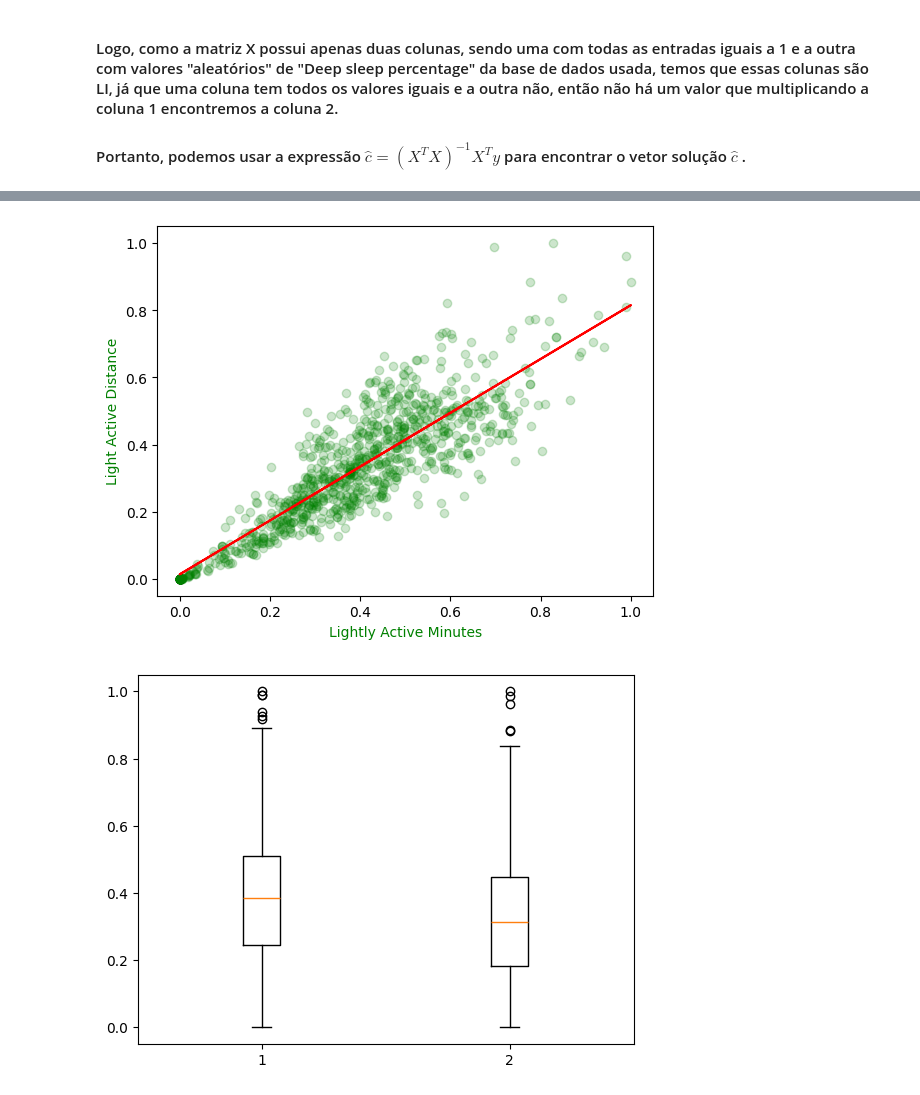
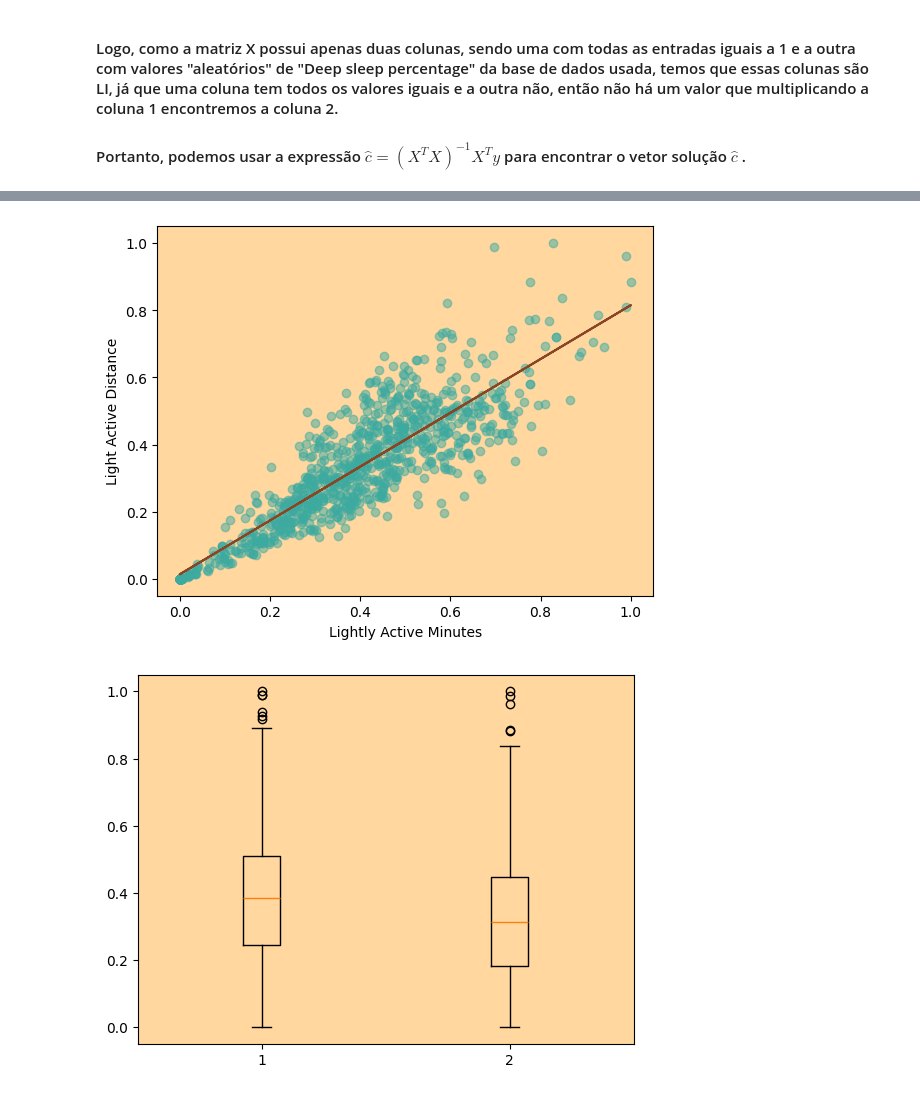
Before and after one commit to AnaJAPR/Aplicacao-de-Minimos-Quadrados, a Jupyter notebook: notebook_duda.ipynb, the cells around one changed output, grey strips where cells are left out. Saved outputs shown, nothing was run; the diff lists cells and outputs as text; code cells hidden in the pictures.

```diff
--- a/notebook_duda.ipynb
+++ b/notebook_duda.ipynb
@@ -141,23 +296,24 @@ print(f"4-R² Score: {r2_4:.4f}            MSE: {MSE_4}")
 # %%
 # Plotting 1
-plt.scatter(x1, y1, alpha=0.2, color="green")
-plt.plot(x1, l1_coeff + a1_coeff*x1, color="red") # line representing linear regression
-
-plt.xlabel("Lightly Active Minutes", color="green")
-plt.ylabel("Light Active Distance", color="green"); # we use ";" to avoid printing the output
+plt.scatter(x1, y1, alpha=0.5, color="#3CAA9F")
+plt.plot(x1, l1_coeff + a1_coeff*x1, color="#8A4525") # line representing linear regression
+plt.gca().set_facecolor("#FFD79F")
+plt.xlabel("Lightly Active Minutes", color="black")
+plt.ylabel("Light Active Distance", color="black"); # we use ";" to avoid printing the output
 
 
 # This line is to represent an specific point on the graph when necessary or important
 # plt.scatter(0, l_coeff + a_coeff*2.5, color='lightgreen', s = 20)
 # %% [output]
-[figure, old version]
+[figure, new version]
 # %%
 # code just to check the data's concentration at the beginning of the graph 1
 x1 = df["LightlyActiveMinutes"].values
 y1 = df["LightActiveDistance"].values
+plt.gca().set_facecolor("#FFD79F")
 plt.boxplot([x1,y1]); # we use ";" to avoid printing the output
 # %% [output]
-[figure, old version]
+[figure, new version]
 # %%
 # Plotting 2
 
```
Also changed, not shown: parts of 17 cells of this notebook, 4 other files.
